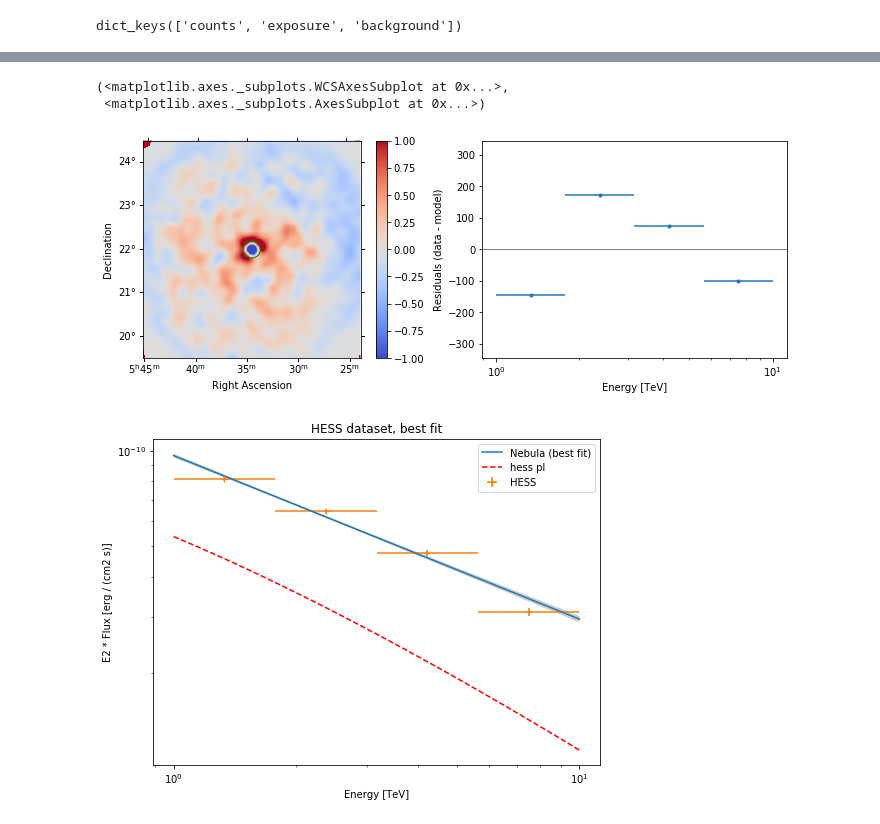
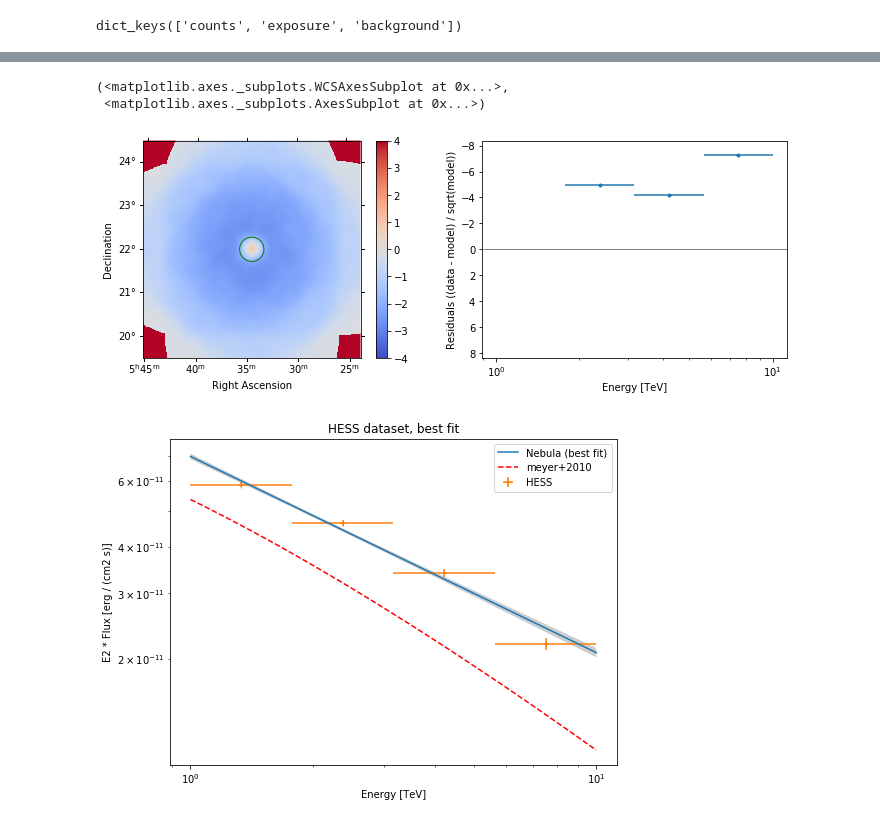
Before and after one commit to luca-giunti/share, a Jupyter notebook: HESS_data_reduction_3D_vs_reflected.ipynb, the cells around one changed output, grey strips where cells are left out. Cells and saved outputs as stored; diff of their text form; code cells hidden in the pictures.

```diff
--- a/HESS_data_reduction_3D_vs_reflected.ipynb
+++ b/HESS_data_reduction_3D_vs_reflected.ipynb
@@ -135,12 +140,24 @@ edisp = make_mean_edisp(
 # %%
-psf_kernel = PSFKernel.from_table_psf(table_psf, geom, max_radius="0.5 deg")
+from gammapy.irf import make_mean_psf
+
+table_psf = make_mean_psf(observations, pos_crab)
+psf_kernel = PSFKernel.from_table_psf(table_psf, geom, max_radius="1 deg")
 # %%
 spatial_model = SkyPointSource(
     lon_0="83.6 deg", lat_0="22.0 deg", frame="icrs"
 )
 spectral_model = PowerLaw(
-    index=2.6, amplitude="5e-11 cm-2 s-1 TeV-1", reference="1 TeV"
+    index=2.57, amplitude="2e-11 cm-2 s-1 TeV-1", reference="1 TeV"
 )
 model = SkyModel(spatial_model=spatial_model, spectral_model=spectral_model, name="Crab_nebula")
-background_model = BackgroundModel(maps["background"], norm=1.0)
-background_model.parameters["tilt"].frozen = False
+background_model = BackgroundModel(maps["background"], norm=3, tilt=0.0)
+background_model.parameters["norm"].frozen = True
+background_model.parameters["tilt"].frozen = True
+
+model.spectral_model.amplitude.frozen = False
+model.spectral_model.index.frozen = False
+
+model.spatial_model.lat_0.min = model.spatial_model.lat_0.value-0.15
+model.spatial_model.lat_0.max = model.spatial_model.lat_0.value+0.15
+model.spatial_model.lon_0.min = model.spatial_model.lon_0.value-0.15
+model.spatial_model.lon_0.max = model.spatial_model.lon_0.value+0.15
@@ -149,3 +164,8 @@ background_model.parameters["tilt"].frozen = False
+# %%
+from gammapy.irf import EnergyDispersion
+
+e_true = geom.axes[0].edges
+edisp_diagonal = EnergyDispersion.from_diagonal_response(e_true)
 # %%
 dataset = MapDataset(
     model=model,
@@ -153,7 +173,7 @@ dataset = MapDataset(
     exposure=maps["exposure"],
     background_model=background_model,
     psf=psf_kernel,
-    #edisp=edisp,
+    edisp=edisp_diagonal,
 )
 fit = Fit(dataset)
 result = fit.run(optimize_opts={"print_level": 1})
@@ -212,9 +230,9 @@ Table length=8
 | reference | 0.000e+00 | 0.000e+00 | 0.000e+00 | 0.000e+00 | 0.000e+00 | 0.000e+00 | 0.000e+00 |
 # %%
-on_region = CircleSkyRegion(pos_crab, 0.2*u.deg)
-dataset.plot_residuals(region=on_region, method='diff', vmin=-1, vmax=1)
+on_region = CircleSkyRegion(pos_crab, 0.28*u.deg)
+dataset.plot_residuals(region=on_region, method='diff/sqrt(model)', vmin=-4, vmax=4)
 # %% [output]
 (<matplotlib.axes._subplots.WCSAxesSubplot at 0x...>,
  <matplotlib.axes._subplots.AxesSubplot at 0x...>)
-[figure, old version]
+[figure, new version]
 # %%
@@ -242,12 +260,12 @@ flux_points.plot(energy_power=2, label='HESS', flux_unit="erg-1 cm-2 s-1")
 
 # Show Meyer et al. (2010) Crab spectrum as reference
 model_hess = create_crab_spectral_model("meyer")
-model_hess.plot(label="hess pl", color="red", ax=ax, **opts, linestyle='--')
+model_hess.plot(label="meyer+2010", color="red", ax=ax, **opts, linestyle='--')
 
 #plt.ylim(1e-11, 2e-10)
 plt.title('HESS dataset, best fit')
 plt.legend();
 # %% [output]
-[figure, old version]
+[figure, new version]
 # %%
 plt.figure(figsize=(10, 8))
```
Also changed, not shown: parts of 23 cells of this notebook.
